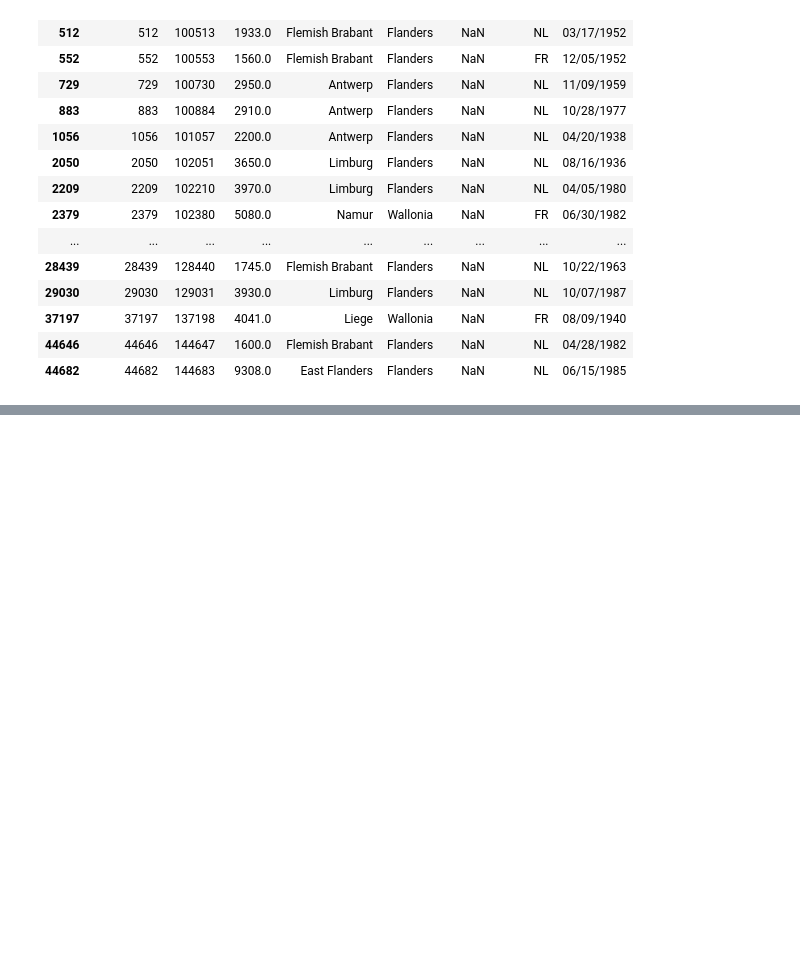
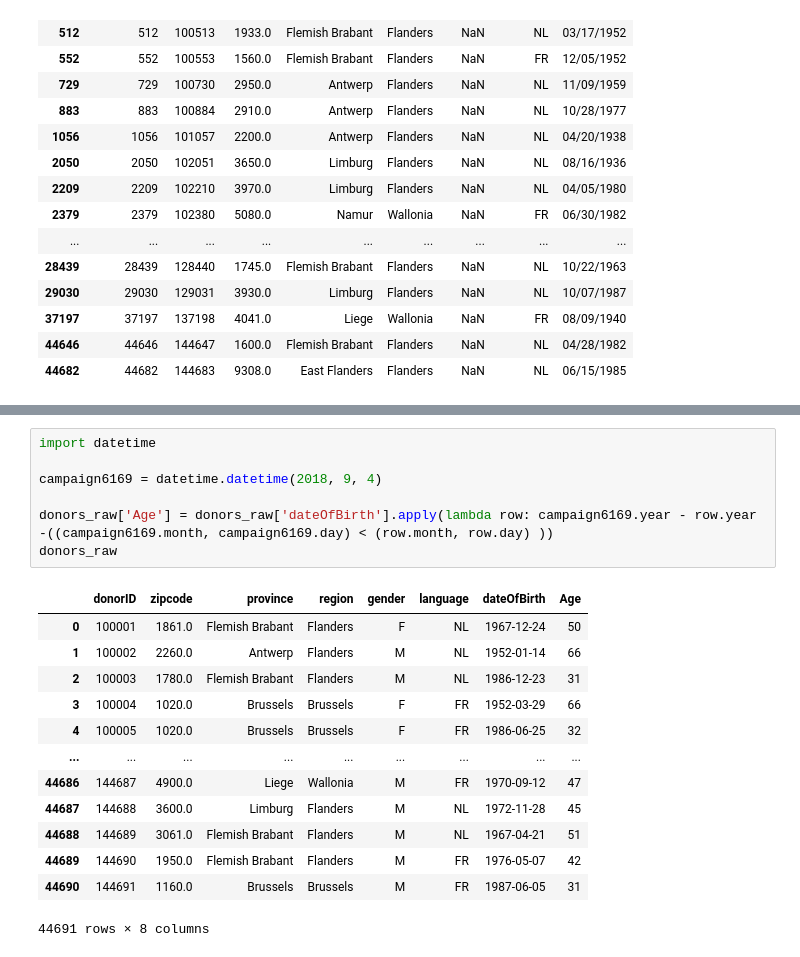
Before and after one commit to inderrana/Predicting-donations-leads-for-NGO, a Jupyter notebook: DSC_Use_Case/dsc_group_project.ipynb, the cells around one changed output, grey strips where cells are left out. Saved outputs shown, nothing was run; the diff lists cells and outputs as text; blank space fills up the shorter version.

```diff
--- a/DSC_Use_Case/dsc_group_project.ipynb
+++ b/DSC_Use_Case/dsc_group_project.ipynb
@@ -93,0 +152,21 @@ donors_raw[donors_raw["gender"].isna()]
+# %%
+import datetime
+
+campaign6169 = datetime.datetime(2018, 9, 4)
+
+donors_raw['Age'] = donors_raw['dateOfBirth'].apply(lambda row: campaign6169.year - row.year -((campaign6169.month, campaign6169.day) < (row.month, row.day) ))
+donors_raw
+# %% [output]
+|  | donorID | zipcode | province | region | gender | language | dateOfBirth | Age |
+| 0 | 100001 | 1861.0 | Flemish Brabant | Flanders | F | NL | 1967-12-24 | 50 |
+| 1 | 100002 | 2260.0 | Antwerp | Flanders | M | NL | 1952-01-14 | 66 |
+| 2 | 100003 | 1780.0 | Flemish Brabant | Flanders | M | NL | 1986-12-23 | 31 |
+| 3 | 100004 | 1020.0 | Brussels | Brussels | F | FR | 1952-03-29 | 66 |
+| 4 | 100005 | 1020.0 | Brussels | Brussels | F | FR | 1986-06-25 | 32 |
+| ... | ... | ... | ... | ... | ... | ... | ... | ... |
+| 44686 | 144687 | 4900.0 | Liege | Wallonia | M | FR | 1970-09-12 | 47 |
+| 44687 | 144688 | 3600.0 | Limburg | Flanders | M | NL | 1972-11-28 | 45 |
+| 44688 | 144689 | 3061.0 | Flemish Brabant | Flanders | M | NL | 1967-04-21 | 51 |
+| 44689 | 144690 | 1950.0 | Flemish Brabant | Flanders | M | FR | 1976-05-07 | 42 |
+| 44690 | 144691 | 1160.0 | Brussels | Brussels | M | FR | 1987-06-05 | 31 |
+44691 rows × 8 columns
```
Also changed, not shown: parts of 43 cells of this notebook.
